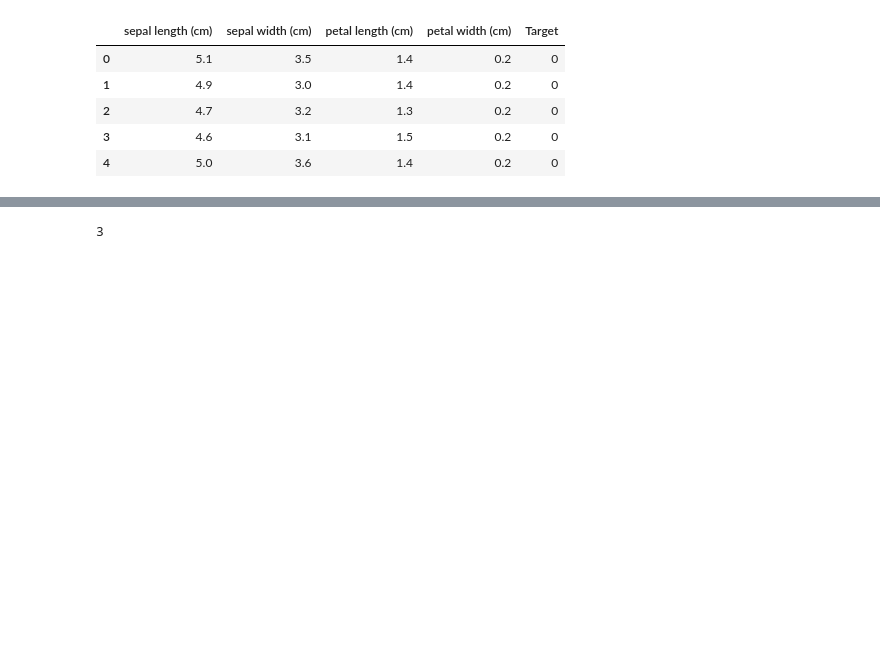
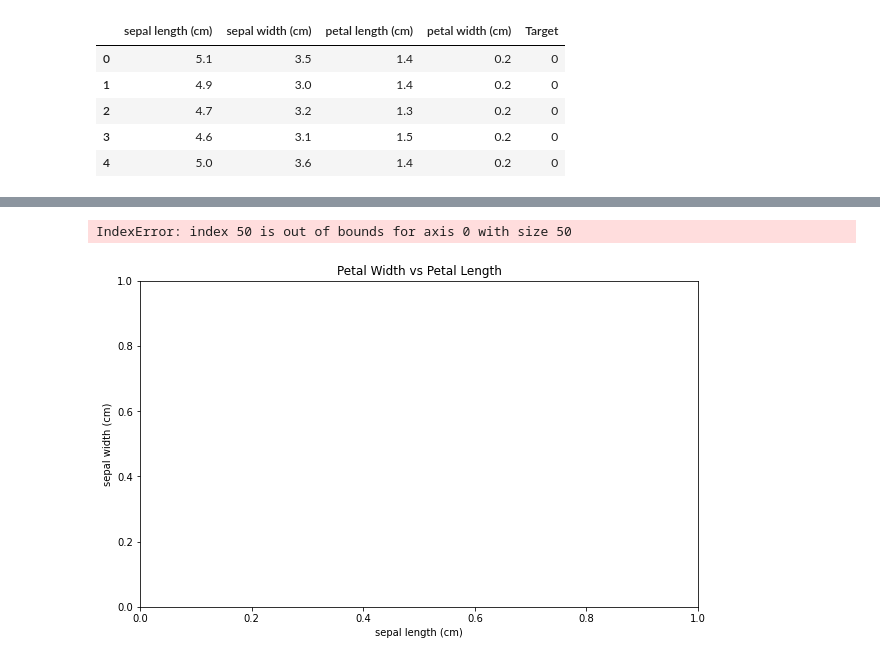
Before and after one commit to hanafathiyah/Tugas-Kecil-Stima-2, a Jupyter notebook: src/main.ipynb, the cells around one changed output, grey strips where cells are left out. Saved outputs shown, nothing was run; the diff lists cells and outputs as text; code cells hidden in the pictures; blank space fills up the shorter version.

Commit message:
quick sort (still error)

```diff
--- a/src/main.ipynb
+++ b/src/main.ipynb
@@ -39,4 +40,19 @@ for simplex in hull.simplices:
-# %%
-len(data.target_names)
-# %% [output]
-3
+# %%
+import matplotlib.pyplot as plt
+from ConvexHullByHana import myConvexHull
+plt.figure(figsize = (10, 6))
+colors = ['b','r','g']
+plt.title('Petal Width vs Petal Length')
+plt.xlabel(data.feature_names[0])
+plt.ylabel(data.feature_names[1])
+for i in range(len(data.target_names)):
+    bucket = df[df['Target'] == i]
+    bucket = bucket.iloc[:,[0,1]].values
+    hull = myConvexHull(bucket) #bagian ini diganti dengan hasil implementasi ConvexHull Divide & Conquer
+    plt.scatter(bucket[:, 0], bucket[:, 1], label=data.target_names[i])
+  #  for simplex in hull.simplices:
+  #      plt.plot(bucket[simplex, 0], bucket[simplex, 1], colors[i])
+plt.legend()
+# %% [output]
+IndexError: index 50 is out of bounds for axis 0 with size 50
+[figure, added]
```
Also changed, not shown: parts of 2 cells of this notebook, 1 other file.
